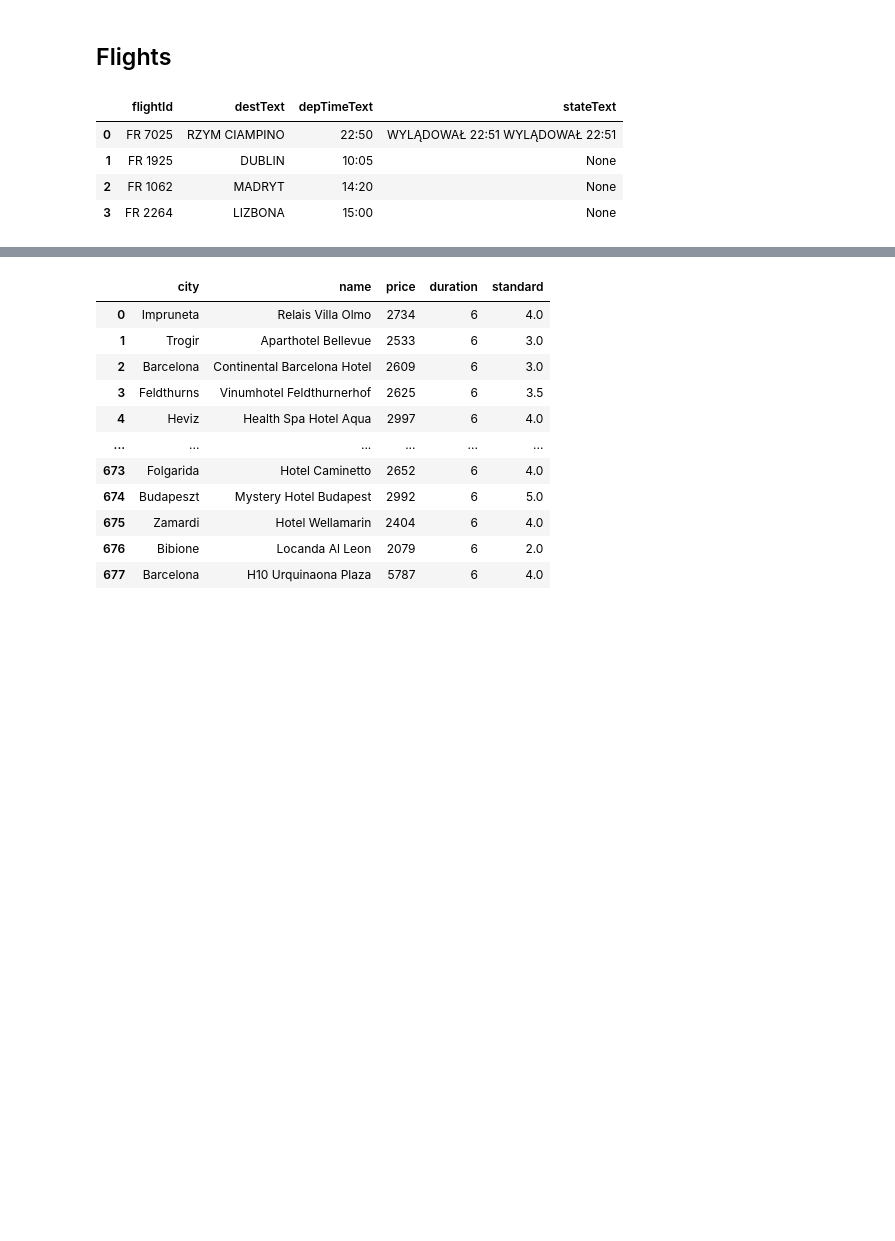
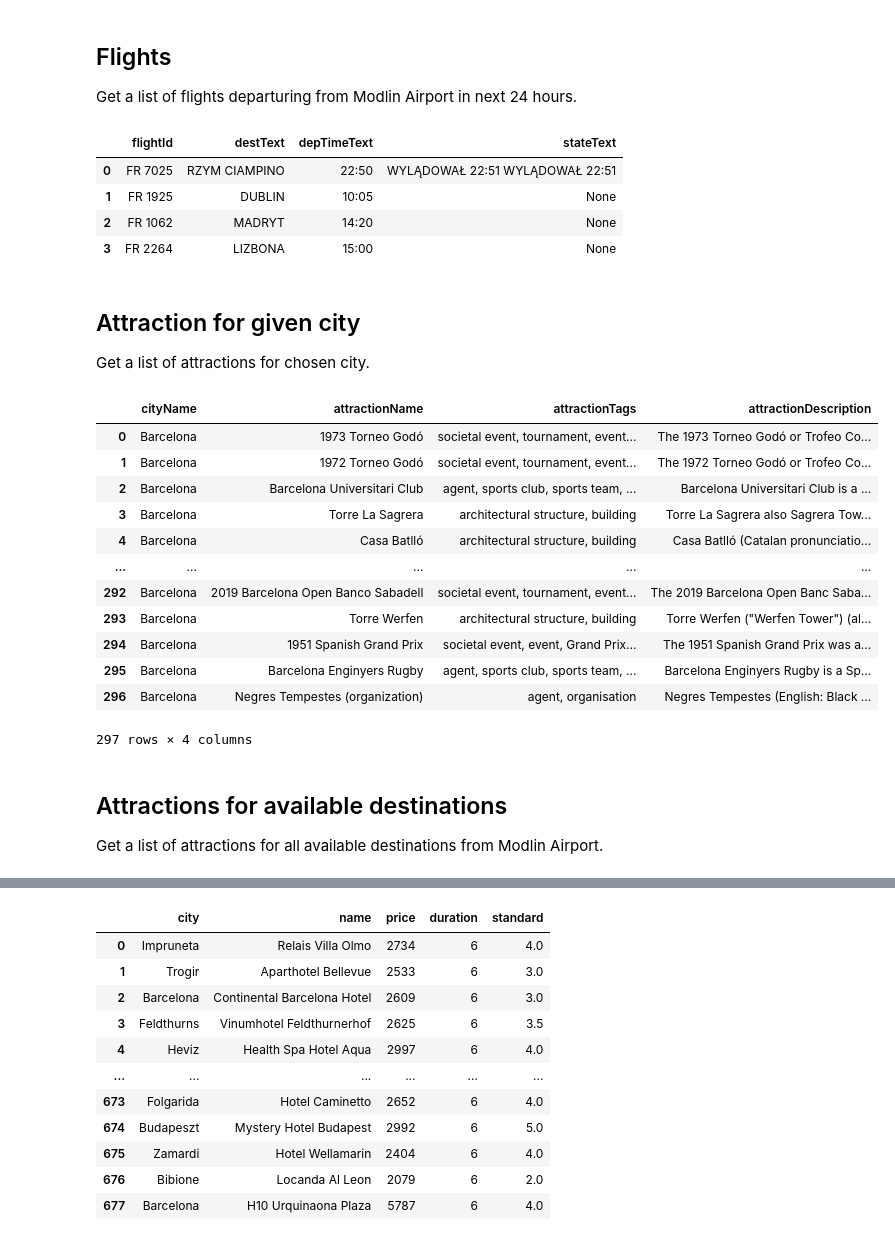
Before and after one commit to izabelatelejko/2024Z-KG-Project, a Jupyter notebook: sparql_flights.ipynb, the cells around one changed output, grey strips where cells are left out. Drawn from its saved outputs; the diff is of its cells as text; code cells hidden in the pictures; blank space fills up the shorter version.

Commit message:
add descriptions to nb

```diff
--- a/sparql_flights.ipynb
+++ b/sparql_flights.ipynb
@@ -23,5 +18,7 @@ get_attractions_for_city("Warszawa")
-# %% [markdown]
-## Flights
+# %% [markdown]
+## Flights
+
+Get a list of flights departuring from Modlin Airport in next 24 hours.
 # %%
 get_flights()
 # %% [output]
@@ -30,5 +27,32 @@ get_flights()
 | 1 | FR 1925 | DUBLIN | 10:05 | None |
 | 2 | FR 1062 | MADRYT | 14:20 | None |
 | 3 | FR 2264 | LIZBONA | 15:00 | None |
+# %% [markdown]
+## Attraction for given city
+
+Get a list of attractions for chosen city.
+# %%
+# user's input
+city = "Barcelona"
+# %%
+get_attractions_for_city(city=city)
+# %% [output]
+|  | cityName | attractionName | attractionTags | attractionDescription |
+| 0 | Barcelona | 1973 Torneo Godó | societal event, tournament, event... | The 1973 Torneo Godó or Trofeo Co... |
+| 1 | Barcelona | 1972 Torneo Godó | societal event, tournament, event... | The 1972 Torneo Godó or Trofeo Co... |
+| 2 | Barcelona | Barcelona Universitari Club | agent, sports club, sports team, ... | Barcelona Universitari Club is a ... |
+| 3 | Barcelona | Torre La Sagrera | architectural structure, building | Torre La Sagrera also Sagrera Tow... |
+| 4 | Barcelona | Casa Batlló | architectural structure, building | Casa Batlló (Catalan pronunciatio... |
+| ... | ... | ... | ... | ... |
+| 292 | Barcelona | 2019 Barcelona Open Banco Sabadell | societal event, tournament, event... | The 2019 Barcelona Open Banc Saba... |
+| 293 | Barcelona | Torre Werfen | architectural structure, building | Torre Werfen ("Werfen Tower") (al... |
+| 294 | Barcelona | 1951 Spanish Grand Prix | societal event, event, Grand Prix... | The 1951 Spanish Grand Prix was a... |
+| 295 | Barcelona | Barcelona Enginyers Rugby | agent, sports club, sports team, ... | Barcelona Enginyers Rugby is a Sp... |
+| 296 | Barcelona | Negres Tempestes (organization) | agent, organisation | Negres Tempestes (English: Black ... |
+297 rows × 4 columns
+# %% [markdown]
+## Attractions for available destinations
+
+Get a list of attractions for all available destinations from Modlin Airport.
 # %%
 get_attractions_for_flights()
```
Also changed, not shown: parts of 9 cells of this notebook.
